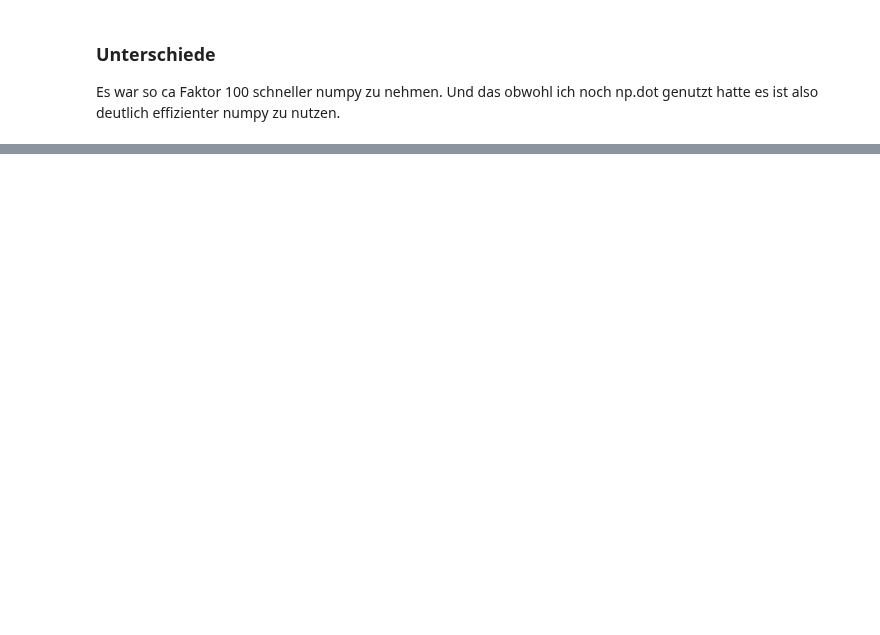
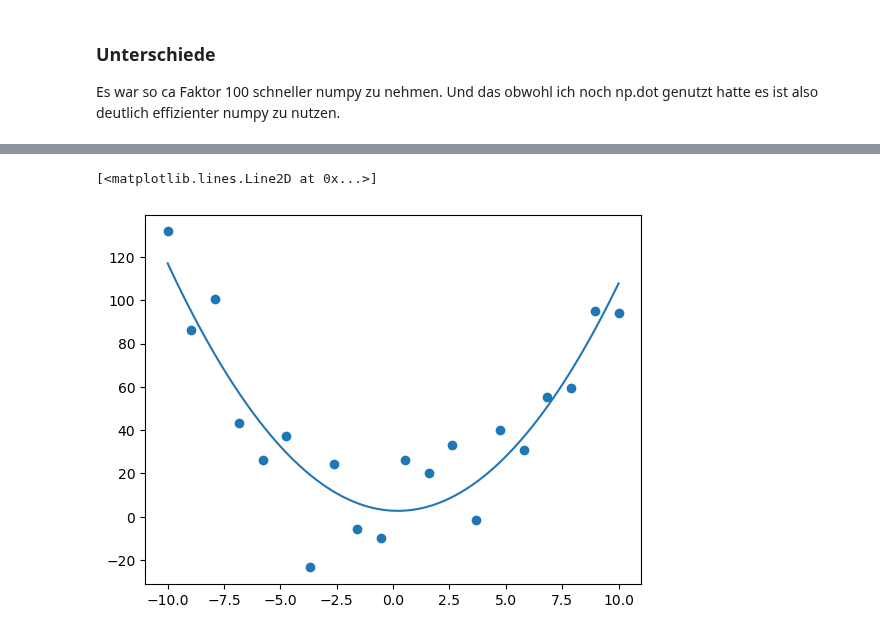
Before and after one commit to TimNogga/tillegal, a Jupyter notebook: Numerik 1.ipynb, the cells around one changed output, grey strips where cells are left out. Drawn from its saved outputs; the diff is of its cells as text; code cells hidden in the pictures; blank space fills up the shorter version.

```diff
--- a/Numerik 1.ipynb
+++ b/Numerik 1.ipynb
@@ -250,0 +281,14 @@ invertierbar = np.where(determinant != 0)
+# %%
+#b)
+rng = np.random.default_rng()
+x = np.linspace(-10,10,20)
+y = x**2
+noise = rng.normal(0, 20,20)
+y += noise
+pol = np.polynomial.Polynomial.fit(x, y, 2)
+p1,p2 = pol.linspace()
+plt.scatter(x,y)
+plt.plot(p1,p2)
+# %% [output]
+[<matplotlib.lines.Line2D at 0x...>]
+[figure, added]
```
Also changed, not shown: parts of 12 cells of this notebook.
